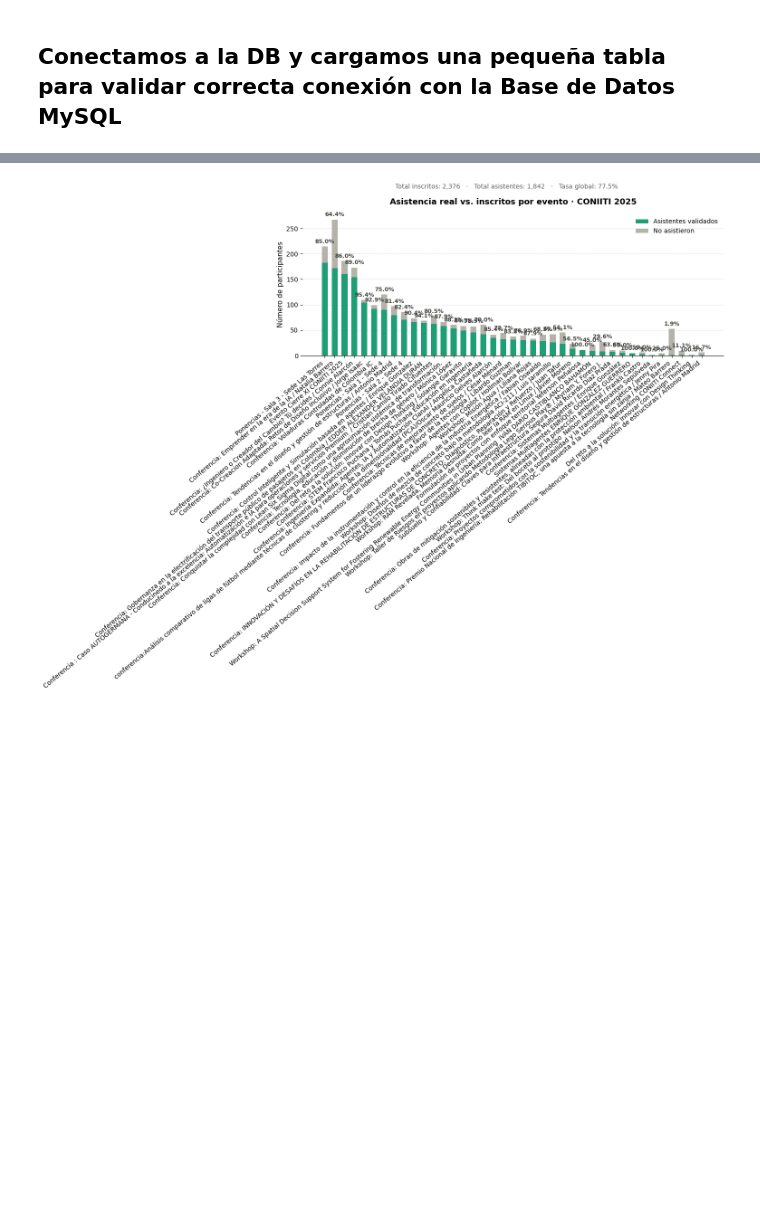
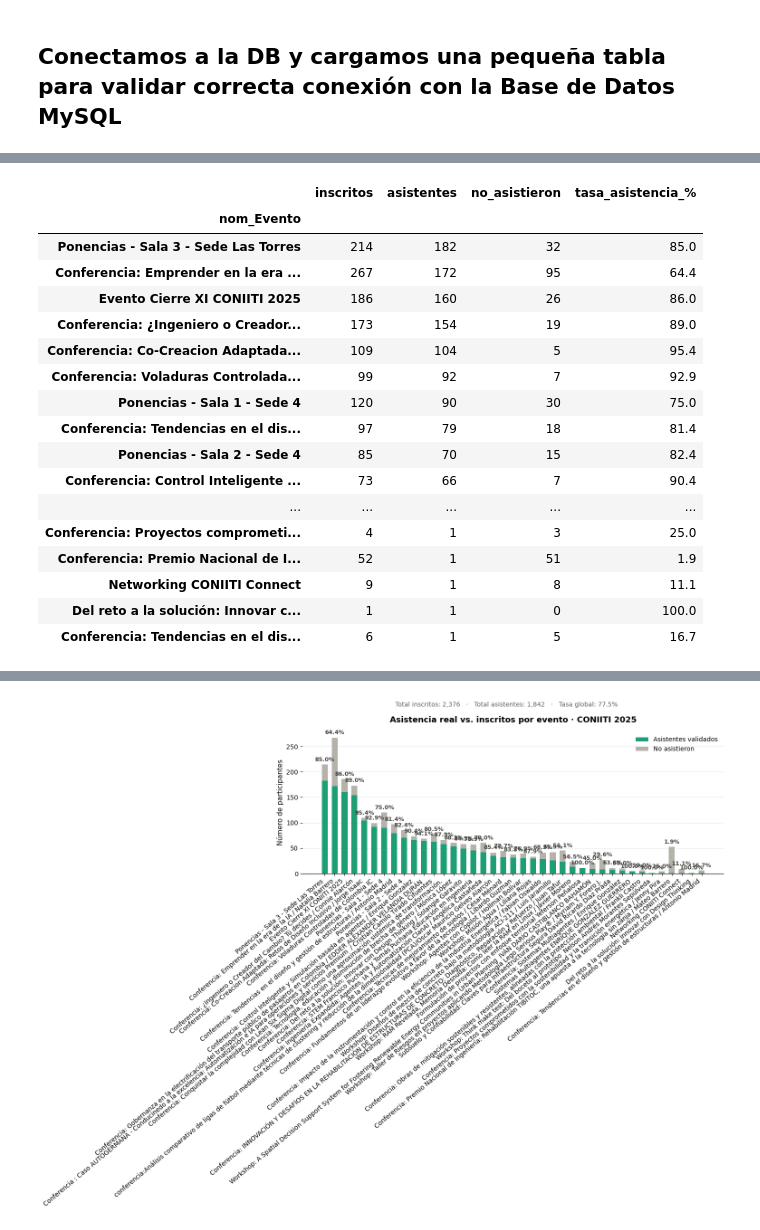
Before and after one commit to Jefesneipago/coniiti-analytics, a Jupyter notebook: notebooks/03_analisis.ipynb, the cells around one changed output, grey strips where cells are left out. Saved outputs shown, nothing was run; the diff lists cells and outputs as text; code cells hidden in the pictures; blank space fills up the shorter version.

```diff
--- a/notebooks/03_analisis.ipynb
+++ b/notebooks/03_analisis.ipynb
@@ -41,0 +42,43 @@ df.head()
+# %%
+# ── datos ────────────────────────────────────────────────────────
+# Asume que tienes estos dos Series indexadas por nombre de evento
+# asistencia_evento  → qr_validado == 1  (ya lo tienes)
+# inscritos_evento   → total de registros por evento
+
+inscritos_evento = df.groupby("nom_Evento")["id"].count()
+asistencia_evento = df[df["qr_validado"] == 1].groupby("nom_Evento")["id"].count()
+
+# Ordenar de mayor a menor asistencia
+orden = asistencia_evento.sort_values(ascending=False).index
+asistentes = asistencia_evento.reindex(orden).fillna(0)
+inscritos   = inscritos_evento.reindex(orden).fillna(0)
+no_asistieron = inscritos - asistentes
+tasas = (asistentes / inscritos * 100).round(1)
+
+tabla_eventos = pd.DataFrame({
+    "inscritos": inscritos,
+    "asistentes": asistentes,
+    "no_asistieron": no_asistieron,
+    "tasa_asistencia_%": tasas
+})
+
+tabla_eventos
+# %% [output]
+|  | inscritos | asistentes | no_asistieron | tasa_asistencia_% |
+| nom_Evento |  |  |  |  |
+| Ponencias - Sala 3 - Sede Las Torres | 214 | 182 | 32 | 85.0 |
+| Conferencia: Emprender en la era ... | 267 | 172 | 95 | 64.4 |
+| Evento Cierre XI CONIITI 2025 | 186 | 160 | 26 | 86.0 |
+| Conferencia: ¿Ingeniero o Creador... | 173 | 154 | 19 | 89.0 |
+| Conferencia: Co-Creacion Adaptada... | 109 | 104 | 5 | 95.4 |
+| Conferencia: Voladuras Controlada... | 99 | 92 | 7 | 92.9 |
+| Ponencias - Sala 1 - Sede 4 | 120 | 90 | 30 | 75.0 |
+| Conferencia: Tendencias en el dis... | 97 | 79 | 18 | 81.4 |
+| Ponencias - Sala 2 - Sede 4 | 85 | 70 | 15 | 82.4 |
+| Conferencia: Control Inteligente ... | 73 | 66 | 7 | 90.4 |
+| ... | ... | ... | ... | ... |
+| Conferencia: Proyectos comprometi... | 4 | 1 | 3 | 25.0 |
+| Conferencia: Premio Nacional de I... | 52 | 1 | 51 | 1.9 |
+| Networking CONIITI Connect | 9 | 1 | 8 | 11.1 |
+| Del reto a la solución: Innovar c... | 1 | 1 | 0 | 100.0 |
+| Conferencia: Tendencias en el dis... | 6 | 1 | 5 | 16.7 |
```
Also changed, not shown: parts of 8 cells of this notebook, 4 other files.
